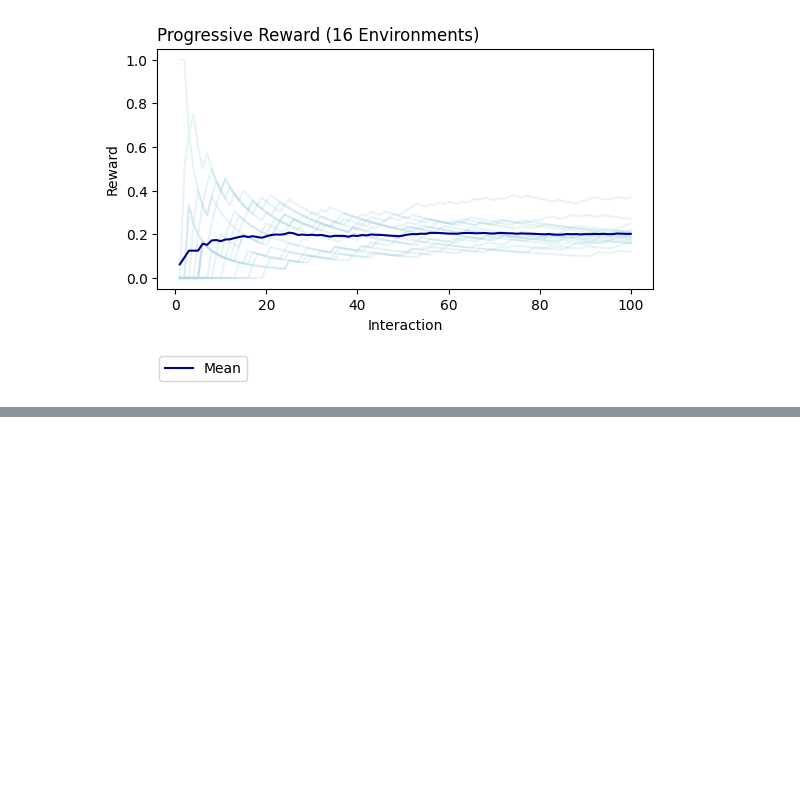
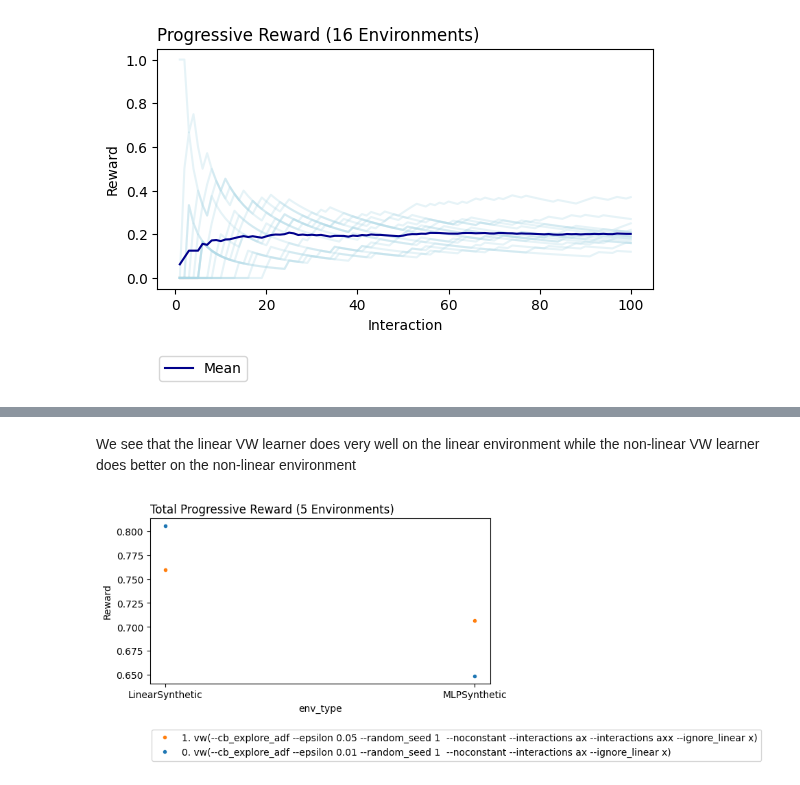
Before and after one commit to VowpalWabbit/coba, a Jupyter notebook: examples/notebooks/Results Advanced.ipynb, the cells around one changed output, grey strips where cells are left out. Saved outputs shown, nothing was run; the diff lists cells and outputs as text; code cells hidden in the pictures; blank space fills up the shorter version.

```diff
--- a/examples/notebooks/Results Advanced.ipynb
+++ b/examples/notebooks/Results Advanced.ipynb
@@ -188,0 +225,17 @@ result.plot_learners(l='learner_id',p= None, colors="#00008B", labels='Mean'
+# %%
+import matplotlib.pyplot as plt
+import coba as cb
+
+env0 = cb.Environments.from_linear_synthetic(1000,n_actions=3,seed=1).binary().shuffle(n=5)
+env1 = cb.Environments.from_mlp_synthetic(1000,n_actions=3,seed=2).binary().shuffle(n=5)
+
+lrn1 = cb.VowpalEpsilonLearner(epsilon=0.01,features=['a','ax'])
+lrn2 = cb.VowpalEpsilonLearner(epsilon=0.05,features=['a','ax','axx'])
+
+result = cb.Experiment(env0+env1,[lrn1,lrn2]).run(quiet=True)
+# %% [markdown]
+We see that the linear VW learner does very well on the linear environment while the non-linear VW learner does better on the non-linear environment
+# %%
+result.plot_learners(x='env_type')
+# %% [output]
+[figure, added]
```
Also changed, not shown: parts of 11 cells of this notebook, 8 other files.
